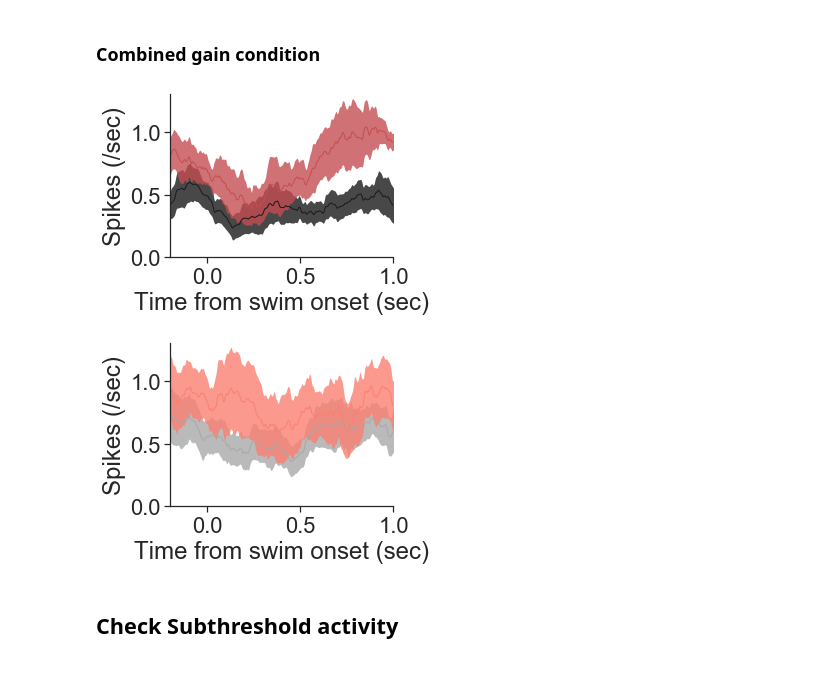
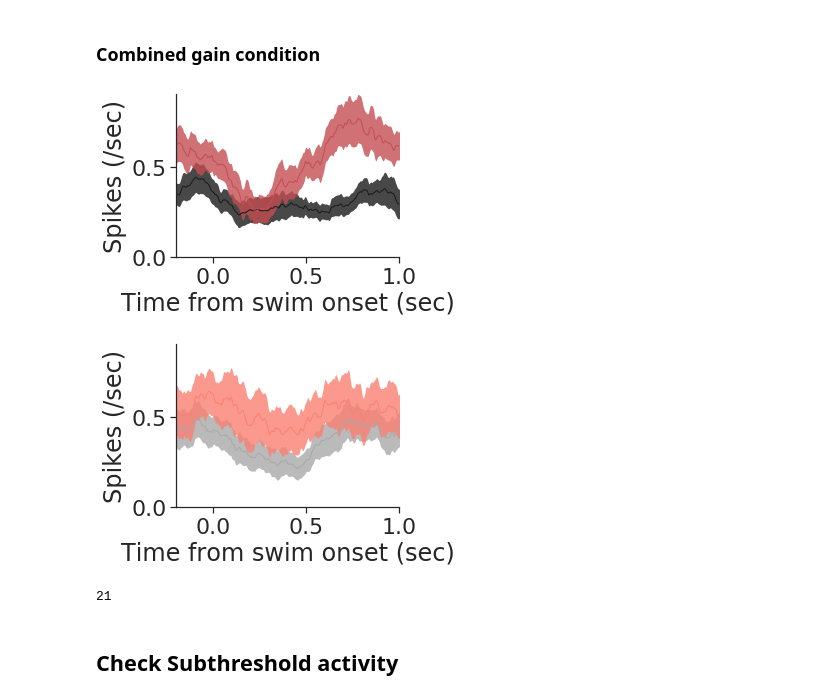
Before and after one commit to zqwei/DRN_voltage_analysis, a Jupyter notebook: Notebooks/gain_ablt_spikes.ipynb, the cells around one changed output. Saved outputs shown, nothing was run; the diff lists cells and outputs as text; code cells hidden in the pictures; blank space fills up the shorter version.

Commit message:
update GA+ablation task notebook

```diff
--- a/Notebooks/gain_ablt_spikes.ipynb
+++ b/Notebooks/gain_ablt_spikes.ipynb
@@ -123,6 +128,7 @@ k_ = gaussKernel(sigma=7)
 gain_stat_len = 300
 p_mat_before_ = []
 p_mat_after_ = []
+p_mat_short = []
 
 for ind, row in dat_xls_file.iterrows():
     ablation_pair = search_paired_data(row, dat_xls_file)
@@ -135,8 +141,11 @@ for ind, row in dat_xls_file.iterrows():
     task_type = row['task']
 
     ##### valid cell
-    _ = np.load(f'../Analysis/swim_voltr/{folder}_{fish}_swim_voltr_valid_cell.npz')
-    valid_cell = _['valid_cell']
+    try:
+        _ = np.load(f'../Analysis/swim_voltr/{folder}_{fish}_swim_voltr_valid_cell.npz')
+        valid_cell = _['valid_cell']
+    except:
+        continue
 
     ##### before
     _ = np.load(f'../Analysis/swim_power/{folder}_{fish}before_swim_dat.npz')
@@ -171,12 +180,17 @@ for ind, row in dat_xls_file.iterrows():
             tmp.append(smooth(n_spk, k_))
         spk_list = np.array(tmp)
         gain_stat = np.zeros(t_len)
+        gain_stat[:] = np.nan
         if (task_period==2).sum()>0:
             for ntime in range(-t_pre, t_post):
                 val, pval= ranksums(spk_list[(task_period==1) & trial_valid, t_pre+ntime],
                                     spk_list[(task_period==2) & trial_valid, t_pre+ntime])
                 gain_stat[ntime] = np.sign(-val) * pval
-        p_mat_before_.append(gain_stat)
+            v_s, gain_stat_short = ranksums(spk_list[(task_period==1) & trial_valid, t_pre:],
+                                    spk_list[(task_period==2) & trial_valid, t_pre:])
+            gain_stat_short = np.sign(-v_s) * gain_stat_short
+            p_mat_before_.append(gain_stat)
+            tmp_ = [gain_stat_short]
 
         spk_list = spk_swim_after[n_cell]
         tmp = []
@@ -189,7 +203,12 @@ for ind, row in dat_xls_file.iterrows():
                 val, pval= ranksums(spk_list[(task_period_after==1) & trial_valid_after, t_pre+ntime],
                                     spk_list[(task_period_after==2) & trial_valid_after, t_pre+ntime])
                 gain_stat[ntime] = np.sign(val) * pval
-        p_mat_after_.append(gain_stat)
+            v_s, gain_stat_short = ranksums(spk_list[(task_period_after==1) & trial_valid_after, t_pre:].mean(axis=-1),
+                                    spk_list[(task_period_after==2) & trial_valid_after, t_pre:].mean(axis=-1))
+            gain_stat_short = np.sign(-v_s) * gain_stat_short
+            p_mat_after_.append(gain_stat)
+            tmp_.append(gain_stat_short)
+            p_mat_short.append(tmp_)
 # %%
 sig_thres = 30
 p_mat = np.array(p_mat_before_)
@@ -231,11 +250,10 @@ plt.show()
 valid_ind = np.zeros(len(dat_xls_file)).astype('bool')
 k_ = gaussKernel(sigma=1)
 gain_list = []
-
-
 cell_before = []
 cell_after = []
 diff_act = []
+fish_list = []
 plot_ = False
 
 for ind, row in dat_xls_file.iterrows():
@@ -249,8 +267,11 @@ for ind, row in dat_xls_file.iterrows():
     task_type = row['task']
 
     ##### valid cell
-    _ = np.load(f'../Analysis/swim_voltr/{folder}_{fish}_swim_voltr_valid_cell.npz')
-    valid_cell = _['valid_cell']
+    try:
+        _ = np.load(f'../Analysis/swim_voltr/{folder}_{fish}_swim_voltr_valid_cell.npz')
+        valid_cell = _['valid_cell']
+    except:
+        continue
 
     ##### before
     _ = np.load(f'../Analysis/swim_power/{folder}_{fish}before_swim_dat.npz')
@@ -278,6 +299,7 @@ for ind, row in dat_xls_file.iterrows():
     for n_cell in range(sub_swim.shape[0]):
         if not valid_cell[n_cell]:
             continue
+        fish_list.append(folder+fish)
         spk_list = spk_swim[n_cell]
         tmp = []
         for n_spk in spk_list:
@@ -317,9 +339,14 @@ for ind, row in dat_xls_file.iterrows():
             sns.despine()
             plt.title([folder, fish, n_cell])
             plt.show()
+# %%
+sel_all = sel_ind | sel_ind_
+# p_mat_short = np.array(p_mat_short)
+# sel_all = (p_mat_short[:,1]>0) & ((np.abs(p_mat_short)<.05).sum(axis=-1)>0)
+# sel_all = (p_mat_short[:,1]>0) & (p_mat_short[:,1]<0.05)
 # %%
 plt.figure(figsize=(4, 3))
-tmp_ind = (sel_ind | sel_ind_ ) & (np.array(diff_act)>0)
+tmp_ind = sel_all & (np.array(diff_act)>0)
 # tmp_ind = np.ones(len(cellcell_before)).astype('bool')
 mean_ = np.mean(np.array(cell_before)[tmp_ind, 1], axis=0)
 std_ = sem(np.array(cell_before)[tmp_ind, 1], axis=0)
@@ -335,37 +362,41 @@ std_ = sem(np.array(cell_before)[tmp_ind, 2], axis=0)
 shaded_errorbar(np.arange(-t_pre, t_post)/300, mean_, std_, color='r')
 sns.despine()
 plt.ylabel('Spikes (/sec)')
 plt.xlabel('Time from swim onset (sec)')
 # plt.legend()
 plt.xlim([-0.2, 1.0])
-plt.ylim([0, 1.3])
+plt.ylim([0, 0.9])
 plt.savefig('../Plots/gain_ablt/pop_ave_before_se.pdf')
 
 
 plt.figure(figsize=(4, 3))
 mean_ = np.mean(np.array(cell_after)[tmp_ind, 1], axis=0)
 std_ = sem(np.array(cell_after)[tmp_ind, 1], axis=0)
 # plt.plot(np.arange(-t_pre, t_post)/300, mean_, '--k', lw=2, label='after abltion')
 # plt.plot(np.arange(-t_pre, t_post)/300, mean_-std_, '--k', lw=0.5)
 # plt.plot(np.arange(-t_pre, t_post)/300, mean_+std_, '--k', lw=0.5)
 shaded_errorbar(np.arange(-t_pre, t_post)/300, mean_, std_, color='darkgray')
 
 mean_ = np.mean(np.array(cell_after)[tmp_ind, 2], axis=0)
 std_ = sem(np.array(cell_after)[tmp_ind, 2], axis=0)
 # plt.plot(np.arange(-t_pre, t_post)/300, mean_, '--r', lw=2, label='after abltion')
 # plt.plot(np.arange(-t_pre, t_post)/300, mean_-std_, '--r', lw=0.5)
 # plt.plot(np.arange(-t_pre, t_post)/300, mean_+std_, '--r', lw=0.5)
 shaded_errorbar(np.arange(-t_pre, t_post)/300, mean_, std_, color='salmon')
 sns.despine()
 plt.ylabel('Spikes (/sec)')
 plt.xlabel('Time from swim onset (sec)')
 # plt.legend()
 plt.xlim([-0.2, 1.0])
-plt.ylim([0, 1.3])
+plt.ylim([0, 0.9])
 plt.savefig('../Plots/gain_ablt/pop_ave_after_se.pdf')
 # %% [output]
-[figure, old version]
+[figure, new version]
-[figure, old version]
+[figure, new version]
+# %%
+sum(tmp_ind)
+# %% [output]
+21
 # %% [markdown]
 ## Check Subthreshold activity
 # %% [markdown]
```
Also changed, not shown: parts of 7 cells of this notebook, 1 other file.
